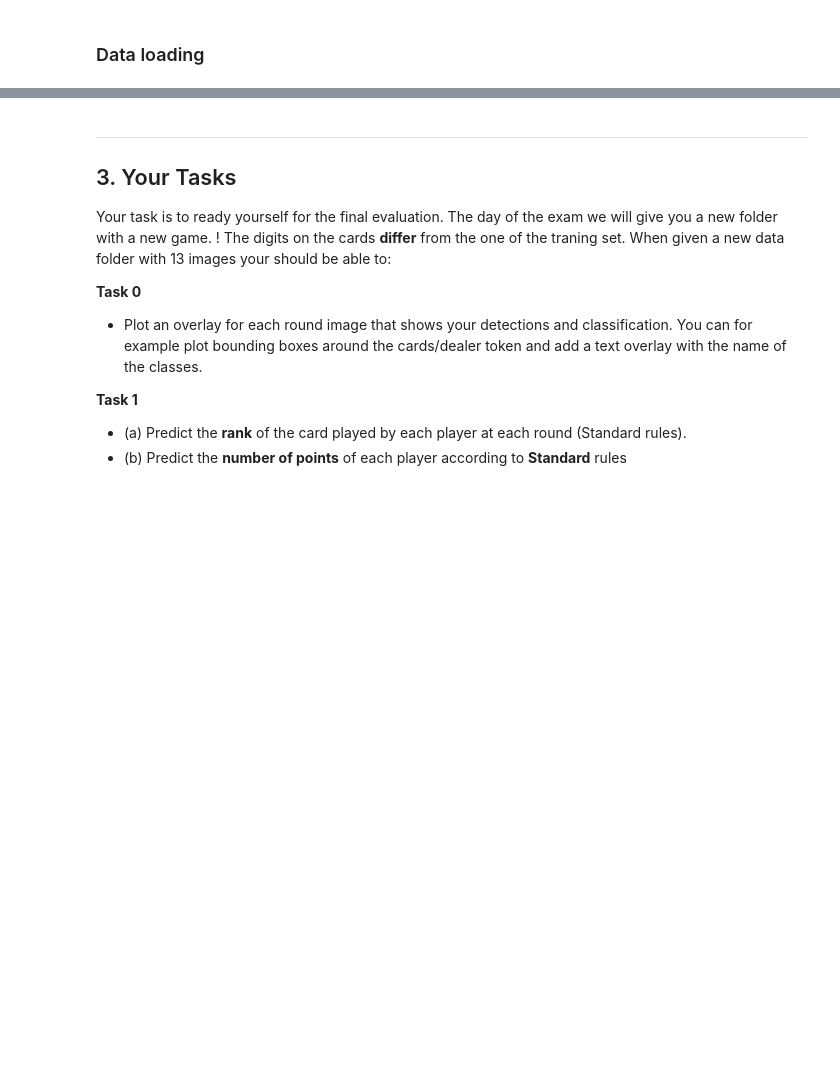
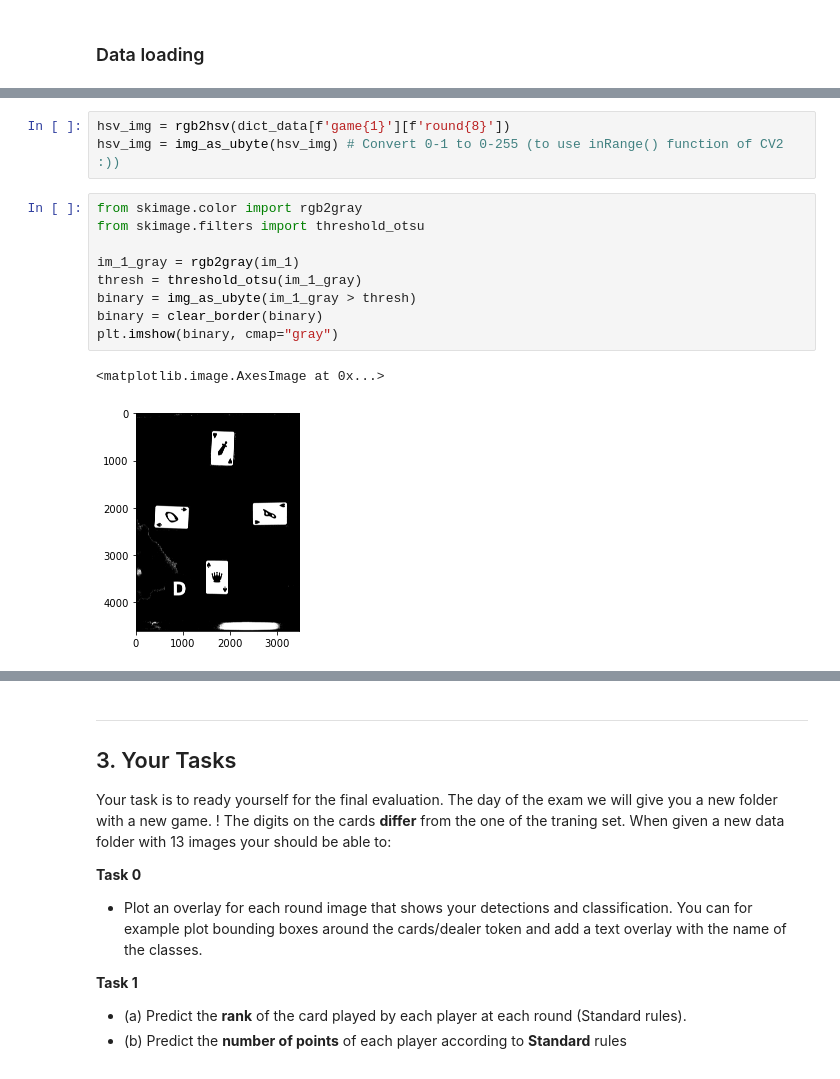
Before and after one commit to Ghalicb/IAPR-squad-lab, a Jupyter notebook: project/project.ipynb, the cells around one changed output, grey strips where cells are left out. Cells and saved outputs as stored; diff of their text form; blank space fills up the shorter version.

```diff
--- a/project/project.ipynb
+++ b/project/project.ipynb
@@ -120,0 +147,15 @@ plt.show()
+# %%
+hsv_img = rgb2hsv(dict_data[f'game{1}'][f'round{8}'])
+hsv_img = img_as_ubyte(hsv_img) # Convert 0-1 to 0-255 (to use inRange() function of CV2 :))
+# %%
+from skimage.color import rgb2gray
+from skimage.filters import threshold_otsu
+
+im_1_gray = rgb2gray(im_1)
+thresh = threshold_otsu(im_1_gray)
+binary = img_as_ubyte(im_1_gray > thresh)
+binary = clear_border(binary)
+plt.imshow(binary, cmap="gray")
+# %% [output]
+<matplotlib.image.AxesImage at 0x...>
+[figure, added]
```
Also changed, not shown: parts of 20 cells of this notebook.
